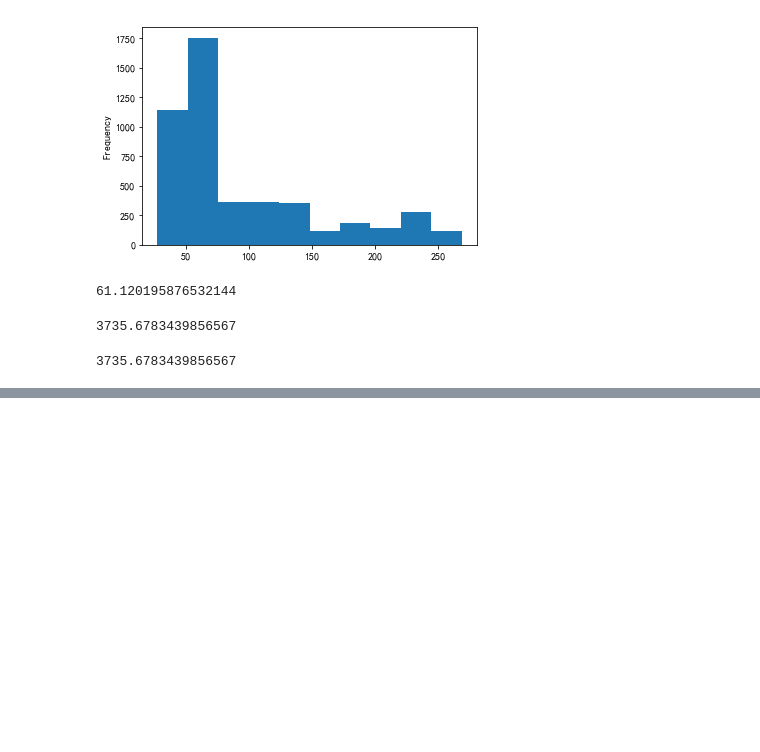
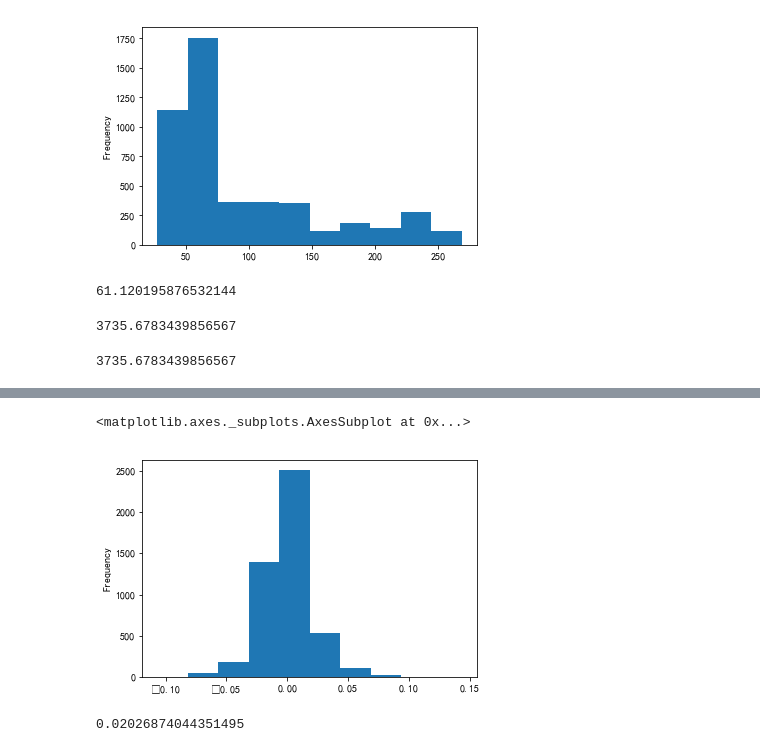
Before and after one commit to greenrmp/cathaylifepy, a Jupyter notebook: Demo20190709.ipynb, the cells around one changed output, grey strips where cells are left out. Cells and saved outputs as stored; diff of their text form; code cells hidden in the pictures; blank space fills up the shorter version.

```diff
--- a/Demo20190709.ipynb
+++ b/Demo20190709.ipynb
@@ -1248,0 +1296,9 @@ tw2330['Close'].std() ** 2
+# %%
+tw2330['Close'].pct_change(1).plot(kind = 'hist')
+# %% [output]
+<matplotlib.axes._subplots.AxesSubplot at 0x...>
+[figure, added]
+# %%
+tw2330['Close'].pct_change(1).std()
+# %% [output]
+0.02026874044351495
```
Also changed, not shown: parts of 92 cells of this notebook.
